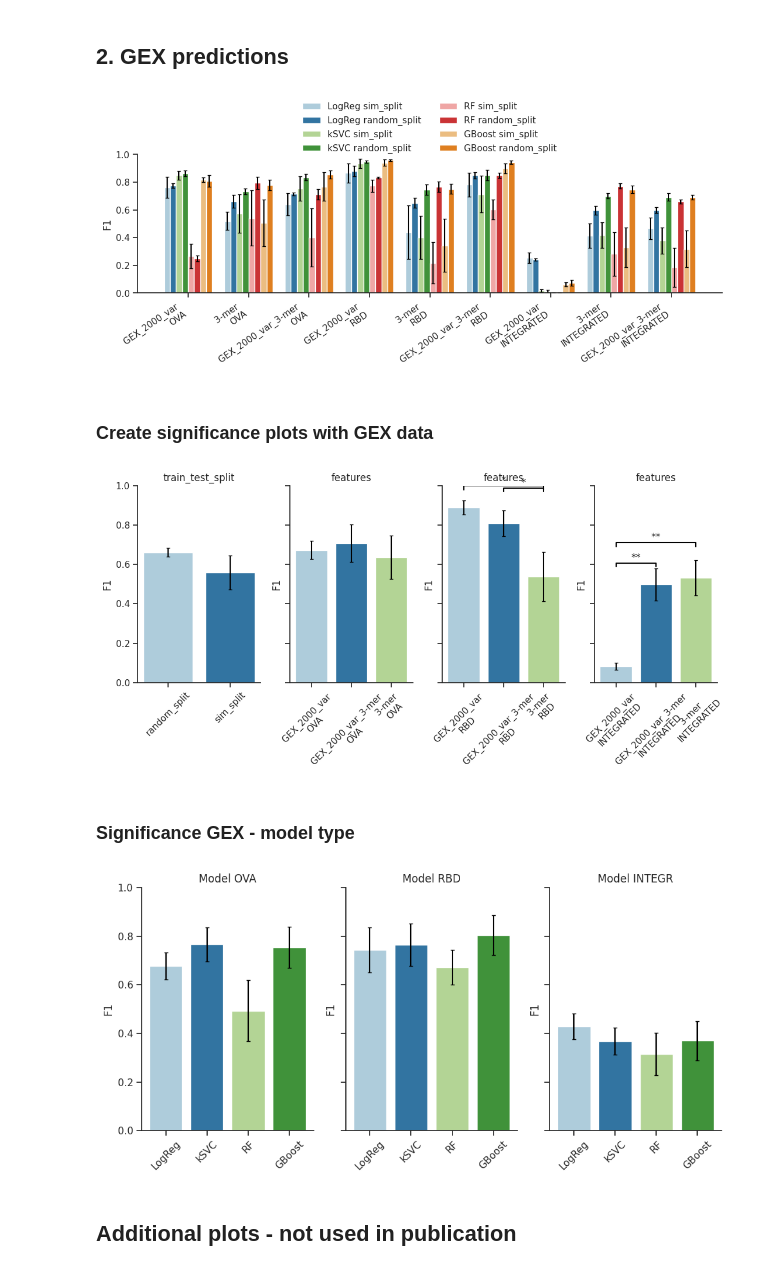
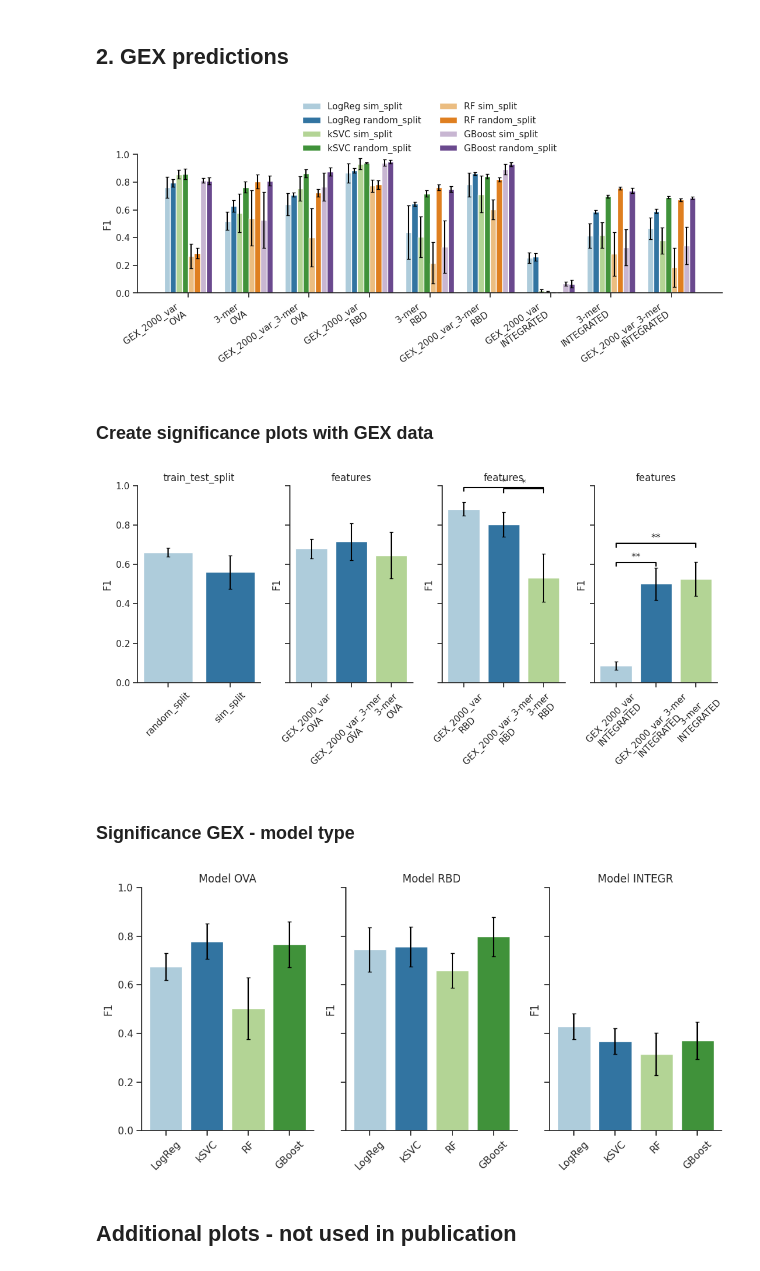
Before and after one commit to LSSI-ETH/sc_AbSpecificity_pred, a Jupyter notebook: notebooks/model_evaluations/Metrics_visualization.ipynb, the cells around one changed output. Saved outputs shown, nothing was run; the diff lists cells and outputs as text; code cells hidden in the pictures.

```diff
--- a/notebooks/model_evaluations/Metrics_visualization.ipynb
+++ b/notebooks/model_evaluations/Metrics_visualization.ipynb
@@ -311,7 +313,7 @@ plot_outPath = os.path.join(ROOT_DIR, config['PATHS']['PLOT_OUT'])
 if not os.path.exists(plot_outPath):
     os.makedirs(plot_outPath)
 
-save_plots = False
+save_plots = True
 # %% [markdown]
 ## 1. VH_VL predictions
 # %%
@@ -327,7 +329,7 @@ for d in ['OVA', 'RBD']:
     metrics = pd.DataFrame()
     for datas in datasets:
         inpath= os.path.join(ROOT_DIR, config[split_ds][datas])
-        metrics_raw = pd.read_csv(inpath).iloc[:24]
+        metrics_raw = pd.read_csv(inpath)
         metrics = pd.concat([metrics, metrics_raw])
 
     metrics_df = metrics.copy()
@@ -354,7 +356,7 @@ for d in ['OVA', 'RBD']:
     metrics_df = metrics_df[~metrics_df['features'].str.contains('2-mer')]
 
     feature_order = [f'ESM-2 \n{d}', f'ESM-2-CDRextract \n{d}', f'Antiberty \n{d}', f'3-mer \n{d}']
-    model_order = ['LogReg sim_split', 'LogReg random_split', 'SVC sim_split', 'SVC random_split', 'RF sim_split', 'RF random_split', 'GBoost sim_split', 'GBoost random_split']
+    model_order = ['LogReg sim_split', 'LogReg random_split', 'kSVC sim_split', 'kSVC random_split', 'RF sim_split', 'RF random_split', 'GBoost sim_split', 'GBoost random_split']
 
     # Convert 'features' and 'Model_split' to categorical with the specified order
     metrics_df['features'] = pd.Categorical(metrics_df['features'], categories=feature_order, ordered=True)
@@ -516,7 +518,7 @@ metrics_df.reset_index(drop=True, inplace=True)
 
 # make barplot
 for m in ['F1']:
-   plt = metric_plot_sig(metrics_df, x='features', y=m, hue='Model_split', figsize=(11,5))
+   plt = metric_plot(metrics_df, x='features', y=m, hue='Model_split', figsize=(11,5))
    plt.title(m, loc='left', pad=20)
    if save_plots:
       plt.savefig(os.path.join(plot_outPath, f'Review_BCR_OVA_1hot_kmer_{m}_Barplot.png'), dpi=600)
@@ -584,15 +586,17 @@ metrics_ls = []
 
 for d in ['OVA', 'RBD', 'INTEGRATED']:
     # d = 'OVA'
-    datasets = [f'GEX_BCR_{d}', f'GEX_BCR_RF_{d}']
+    datasets = [f'GEX_BCR_{d}']
     metrics = pd.DataFrame()
     for datas in datasets:
         inpath= os.path.join(ROOT_DIR, config[split_ds][datas])
-        metrics_raw = pd.read_csv(inpath).iloc[:12]
+        metrics_raw = pd.read_csv(inpath)[:24]
         metrics = pd.concat([metrics, metrics_raw])
 
 
     metrics_df = metrics.copy()
+    # drop columns containing 'pca'
+    metrics_df = metrics_df[~metrics_df['Model'].str.contains('pca')]
     metrics_df.Model = metrics_df.Model.str.strip('_')
 
     # split the model into features
@@ -621,10 +625,11 @@ for d in ['OVA', 'RBD', 'INTEGRATED']:
 metrics_df = pd.concat(metrics_ls, axis=0)
 metrics_df.reset_index(drop=True, inplace=True)
 # %%
-plt = metric_plot_sig(metrics_df, x='features', y='F1', hue='Model_split', figsize = (11, 5))
-# plt.savefig(os.path.join(plot_outPath, 'Review_GEX_BCR_metrics_Barplot.png'), dpi=600)
+plt = metric_plot(metrics_df, x='features', y='F1', hue='Model_split', figsize = (11, 5))
+if save_plots:
+    plt.savefig(os.path.join(plot_outPath, 'Review_GEX_BCR_metrics_Barplot.png'), dpi=600)
 # %% [output]
-[figure, old version]
+[figure, new version]
 # %% [markdown]
 ### Create significance plots with GEX data
 # %%
@@ -693,9 +698,10 @@ features_list = ['train_test_split', 'features', 'features', 'features']
 fig, ax = significance_plots(significance_comp_ls, metrics_list, features_list, y, model_num, figsize)
 
 plt.show()
-# plt.savefig(os.path.join(plot_outPath, 'split_feats_GEX_Barplot_sign.png'), dpi=600)
+if save_plots:
+    fig.savefig(os.path.join(plot_outPath, 'split_feats_GEX_Barplot_sign.png'), dpi=600)
 # %% [output]
-[figure, old version]
+[figure, new version]
 # %% [markdown]
 ### Significance GEX - model type
 # %%
@@ -754,9 +760,10 @@ ax[1].set_title('Model RBD')
 ax[2].set_title('Model INTEGR')
 plt.show()
 
-# plt.savefig(os.path.join(plot_outPath, 'Model_GEX_Barplot_sign.png'), dpi=600)
+if save_plots:
+    fig.savefig(os.path.join(plot_outPath, 'Model_GEX_Barplot_sign.png'), dpi=600)
 # %% [output]
-[figure, old version]
+[figure, new version]
 # %%
 # save the significance dataframe
 significance_df = significance_comparison(metrics_df)
```
Also changed, not shown: parts of 9 cells of this notebook, 6 other files.
